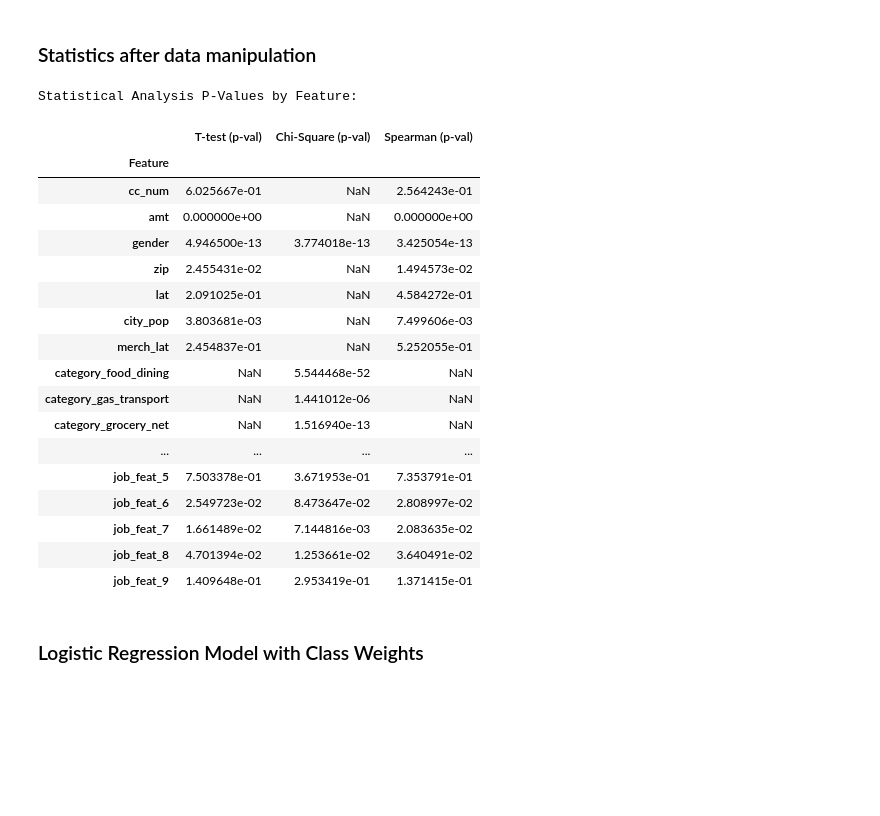
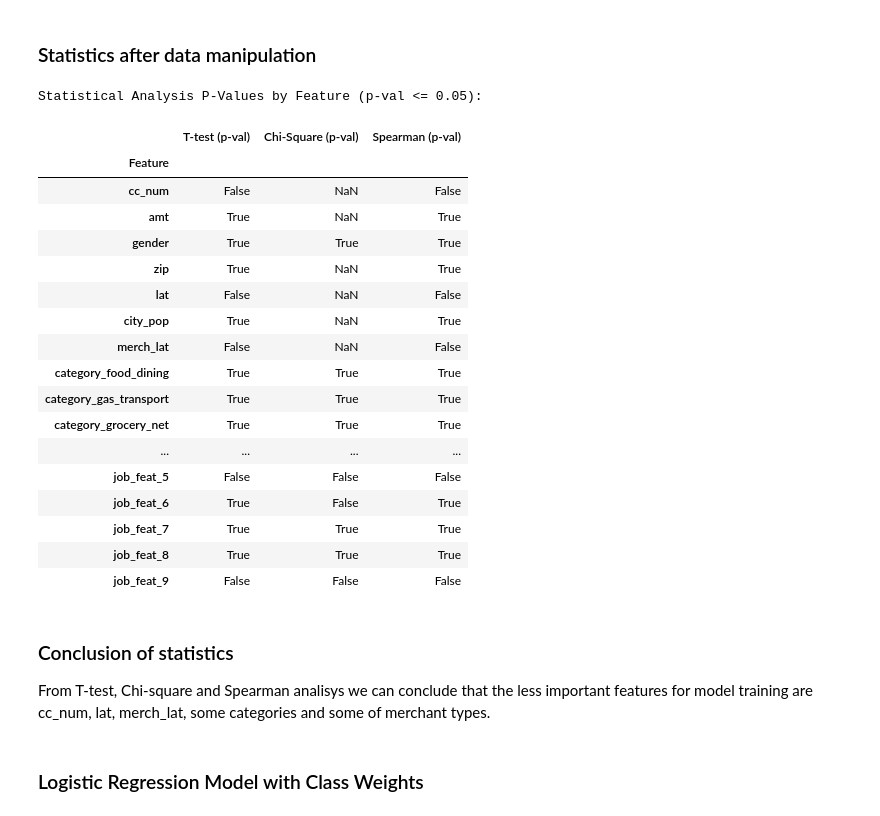
Before and after one commit to danieligelnik/CCFraudProject, a Jupyter notebook: Data_manipulation.ipynb, the cells around one changed output. Drawn from its saved outputs; the diff is of its cells as text; code cells hidden in the pictures; blank space fills up the shorter version.

Commit message:
Fixing feature engineering, showing p-values as true and false

```diff
--- a/Data_manipulation.ipynb
+++ b/Data_manipulation.ipynb
@@ -100,8 +101,8 @@ df_cards_valid.head(5)
 df_cards_train['gender'] = df_cards_train['gender'].map({'F': 1, 'M': 0})
 df_cards_valid['gender'] = df_cards_valid['gender'].map({'F': 1, 'M': 0})
 # %%
-df_cards_train = pd.get_dummies(df_cards_train, columns=['category'], prefix='category', drop_first=True)
-df_cards_valid = pd.get_dummies(df_cards_valid, columns=['category'], prefix='category', drop_first=True)
+df_cards_train = pd.get_dummies(df_cards_train, columns=['category'], prefix='category', drop_first=True, dtype=int)
+df_cards_valid = pd.get_dummies(df_cards_valid, columns=['category'], prefix='category', drop_first=True, dtype=int)
 
 # The 'category' column is already replaced by get_dummies, so dropping it again is redundant and causes an error.
 # %%
@@ -252,55 +251,58 @@ for col in features:
         group1 = df_cards_train[df_cards_train['is_fraud'] == 1][col]
         if len(group0) > 0 and len(group1) > 0:
             t_stat, p_val = ttest_ind(group0, group1, equal_var=False)
-            row_data['T-test (p-val)'] = p_val
+            row_data['T-test (p-val)'] = (p_val <= 0.05)
         else:
             row_data['T-test (p-val)'] = np.nan
     else:
         row_data['T-test (p-val)'] = np.nan
 
     # 2. Chi-Square (Categorical/Binary vs Binary Target)
     # We apply this to features with few unique values or boolean-like data
     if df_cards_train[col].nunique() < 50:
         contingency_table = pd.crosstab(df_cards_train[col], df_cards_train['is_fraud'])
         chi2, p_val, dof, ex = chi2_contingency(contingency_table)
-        row_data['Chi-Square (p-val)'] = p_val
+        row_data['Chi-Square (p-val)'] = (p_val <= 0.05)
     else:
         row_data['Chi-Square (p-val)'] = np.nan
 
     # 3. Spearman Correlation (Numeric vs Binary Target)
     if is_numeric:
         corr, p_val = spearmanr(df_cards_train[col], df_cards_train['is_fraud'])
-        row_data['Spearman (p-val)'] = p_val
+        row_data['Spearman (p-val)'] = (p_val <= 0.05)
     else:
         row_data['Spearman (p-val)'] = np.nan
 
     results_list.append(row_data)
 
 # Create the comparison table
 df_stats_pivot = pd.DataFrame(results_list).set_index('Feature')
 
-print("Statistical Analysis P-Values by Feature:")
+print("Statistical Analysis P-Values by Feature (p-val <= 0.05):")
 display(df_stats_pivot)
 # %% [output]
-Statistical Analysis P-Values by Feature:
+Statistical Analysis P-Values by Feature (p-val <= 0.05):
 |  | T-test (p-val) | Chi-Square (p-val) | Spearman (p-val) |
 | Feature |  |  |  |
-| cc_num | 6.025667e-01 | NaN | 2.564243e-01 |
-| amt | 0.000000e+00 | NaN | 0.000000e+00 |
-| gender | 4.946500e-13 | 3.774018e-13 | 3.425054e-13 |
-| zip | 2.455431e-02 | NaN | 1.494573e-02 |
-| lat | 2.091025e-01 | NaN | 4.584272e-01 |
-| city_pop | 3.803681e-03 | NaN | 7.499606e-03 |
-| merch_lat | 2.454837e-01 | NaN | 5.252055e-01 |
-| category_food_dining | NaN | 5.544468e-52 | NaN |
-| category_gas_transport | NaN | 1.441012e-06 | NaN |
-| category_grocery_net | NaN | 1.516940e-13 | NaN |
+| cc_num | False | NaN | False |
+| amt | True | NaN | True |
+| gender | True | True | True |
+| zip | True | NaN | True |
+| lat | False | NaN | False |
+| city_pop | True | NaN | True |
+| merch_lat | False | NaN | False |
+| category_food_dining | True | True | True |
+| category_gas_transport | True | True | True |
+| category_grocery_net | True | True | True |
 | ... | ... | ... | ... |
-| job_feat_5 | 7.503378e-01 | 3.671953e-01 | 7.353791e-01 |
-| job_feat_6 | 2.549723e-02 | 8.473647e-02 | 2.808997e-02 |
-| job_feat_7 | 1.661489e-02 | 7.144816e-03 | 2.083635e-02 |
-| job_feat_8 | 4.701394e-02 | 1.253661e-02 | 3.640491e-02 |
-| job_feat_9 | 1.409648e-01 | 2.953419e-01 | 1.371415e-01 |
+| job_feat_5 | False | False | False |
+| job_feat_6 | True | False | True |
+| job_feat_7 | True | True | True |
+| job_feat_8 | True | True | True |
+| job_feat_9 | False | False | False |
+# %% [markdown]
+### Conclusion of statistics
+From T-test, Chi-square and Spearman analisys we can conclude that the less important features for model training are cc_num, lat, merch_lat, some categories and some of merchant types.
 # %% [markdown]
 ### Logistic Regression Model with Class Weights
 # %%
```
Also changed, not shown: parts of 10 cells of this notebook.
